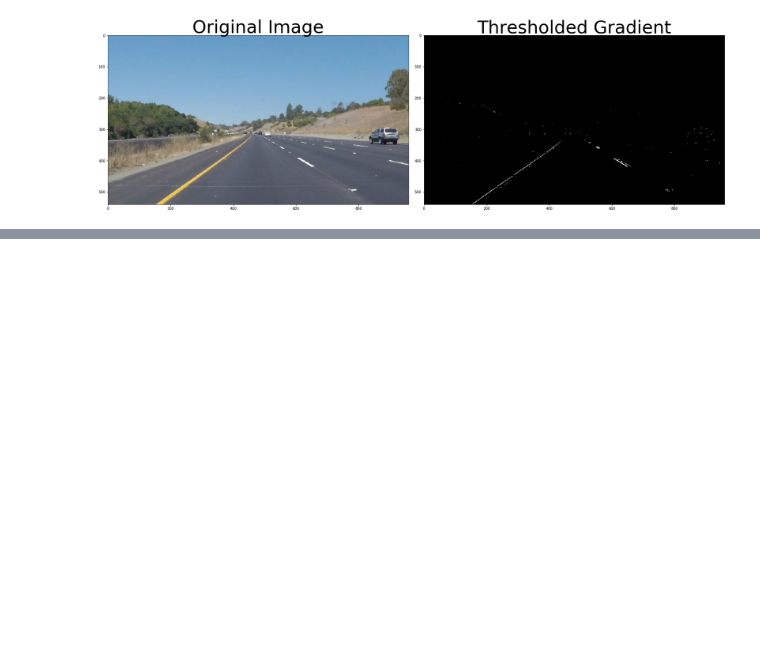
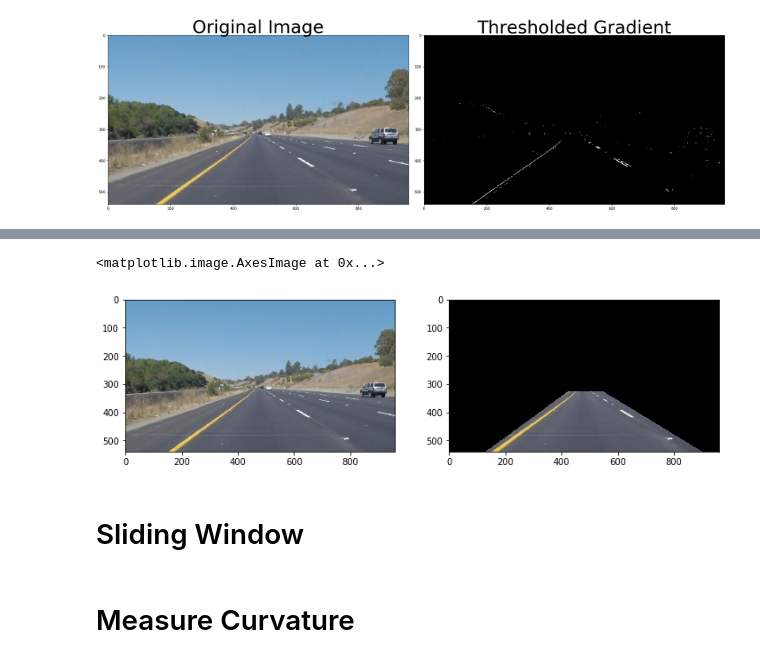
Before and after one commit to mhaytmyr/Udacity, a Jupyter notebook: Term1_CameraCallibration/camera_calibration.ipynb, the cells around one changed output, grey strips where cells are left out. Saved outputs shown, nothing was run; the diff lists cells and outputs as text; code cells hidden in the pictures; blank space fills up the shorter version.

```diff
--- a/Term1_CameraCallibration/camera_calibration.ipynb
+++ b/Term1_CameraCallibration/camera_calibration.ipynb
@@ -195,0 +225,30 @@ plt.subplots_adjust(left=0., right=1, top=0.9, bottom=0.)
+# %%
+def select_region_of_interest(img,vertices):
+    mask = np.zeros((img.shape[0],img.shape[1]))
+
+    cv2.fillConvexPoly(mask,vertices,1)
+    mask = mask.astype(np.bool)
+
+    out = np.zeros_like(img)
+    out[mask] = img[mask]
+
+    return out
+
+LEFT_BOTTOM = [130,image.shape[0]]
+RIGHT_BOTTOM = [900,image.shape[0]]
+TOP_LEFT = [425,325]
+TOP_RIGHT = [545,325]
+
+VERTICES = np.array([LEFT_BOTTOM,TOP_LEFT,TOP_RIGHT,RIGHT_BOTTOM],np.int32)
+
+trapazoid = select_region_of_interest(image, VERTICES)
+
+fig, axes = plt.subplots(ncols=2, figsize=(12,8))
+ax = axes.ravel()
+ax[0].imshow(image)
+ax[1].imshow(trapazoid)
+# %% [output]
+<matplotlib.image.AxesImage at 0x...>
+[figure, added]
+# %% [markdown]
+# Sliding Window
@@ -195,0 +363,2 @@ plt.subplots_adjust(left=0., right=1, top=0.9, bottom=0.)
+# %% [markdown]
+# Measure Curvature
```
Also changed, not shown: parts of 8 cells of this notebook.
